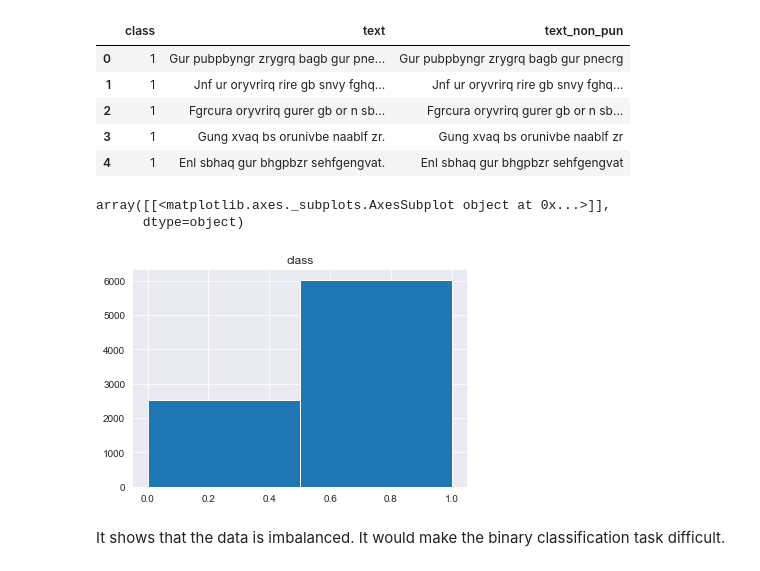
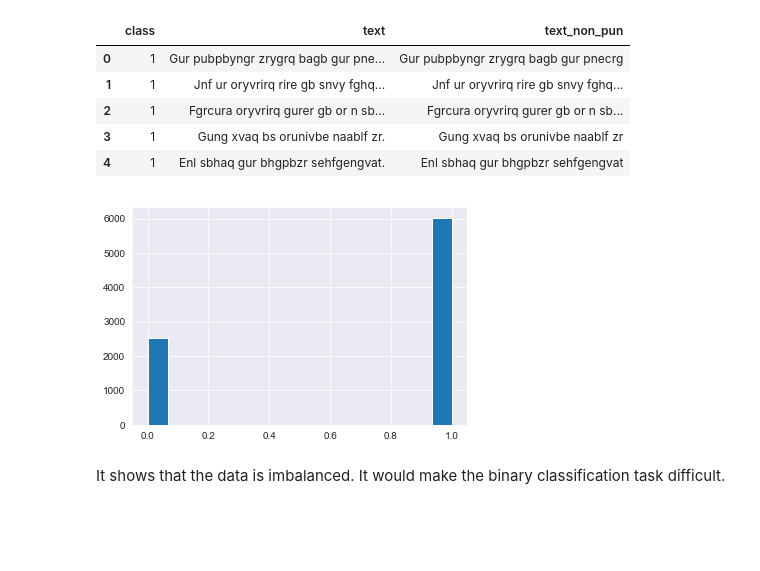
Before and after one commit to ck-unifr/marketlogic, a Jupyter notebook: marketlogic.ipynb, the cells around one changed output. Saved outputs shown, nothing was run; the diff lists cells and outputs as text; code cells hidden in the pictures; blank space fills up the shorter version.

```diff
--- a/marketlogic.ipynb
+++ b/marketlogic.ipynb
@@ -334,12 +333,11 @@ df_pdf.head()
 | 2 | 1 | Fgrcura oryvrirq gurer gb or n sb... | Fgrcura oryvrirq gurer gb or n sb... |
 | 3 | 1 | Gung xvaq bs orunivbe naablf zr. | Gung xvaq bs orunivbe naablf zr |
 | 4 | 1 | Enl sbhaq gur bhgpbzr sehfgengvat. | Enl sbhaq gur bhgpbzr sehfgengvat |
-# %%
-df_pdf[['class']].hist(bins=2)
-# %% [output]
-array([[<matplotlib.axes._subplots.AxesSubplot object at 0x...>]],
-      dtype=object)
-[figure, removed]
+# %%
+plt.hist(df_pdf['class'].tolist(), bins='auto')
+plt.show()
+# %% [output]
+[figure, added]
 # %% [markdown]
 It shows that the data is imbalanced. It would make the binary classification task difficult.
 # %% [markdown]
```
Also changed, not shown: parts of 8 cells of this notebook.
